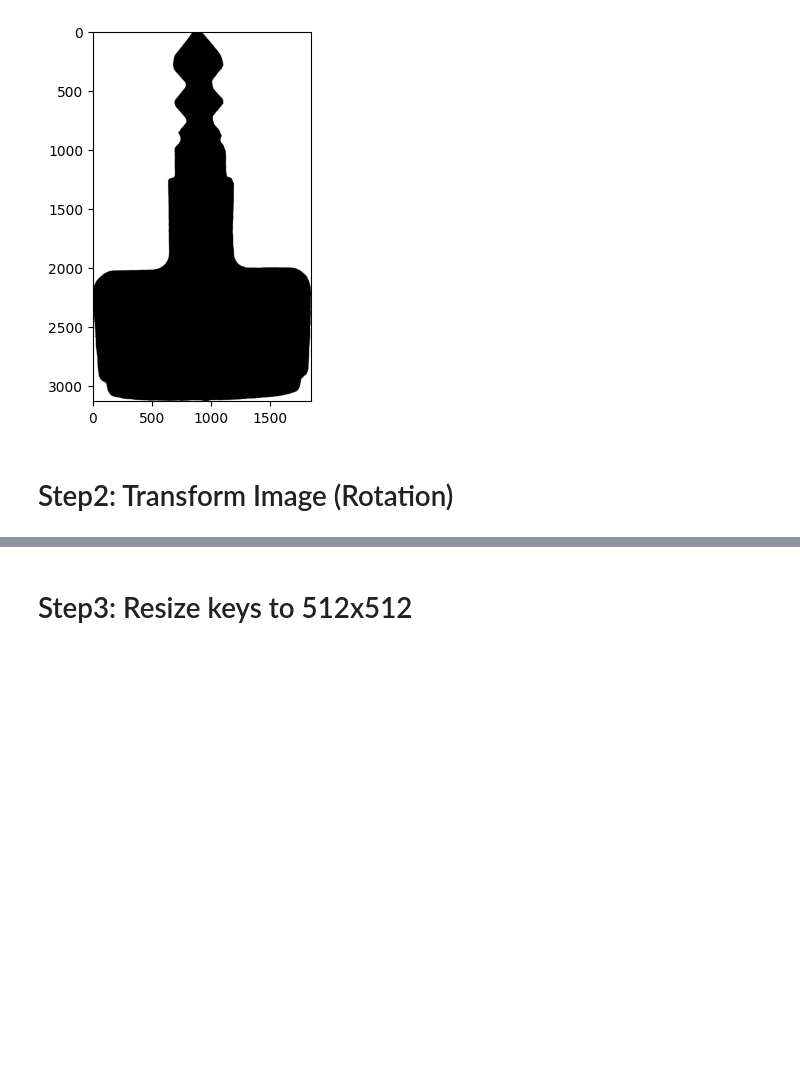
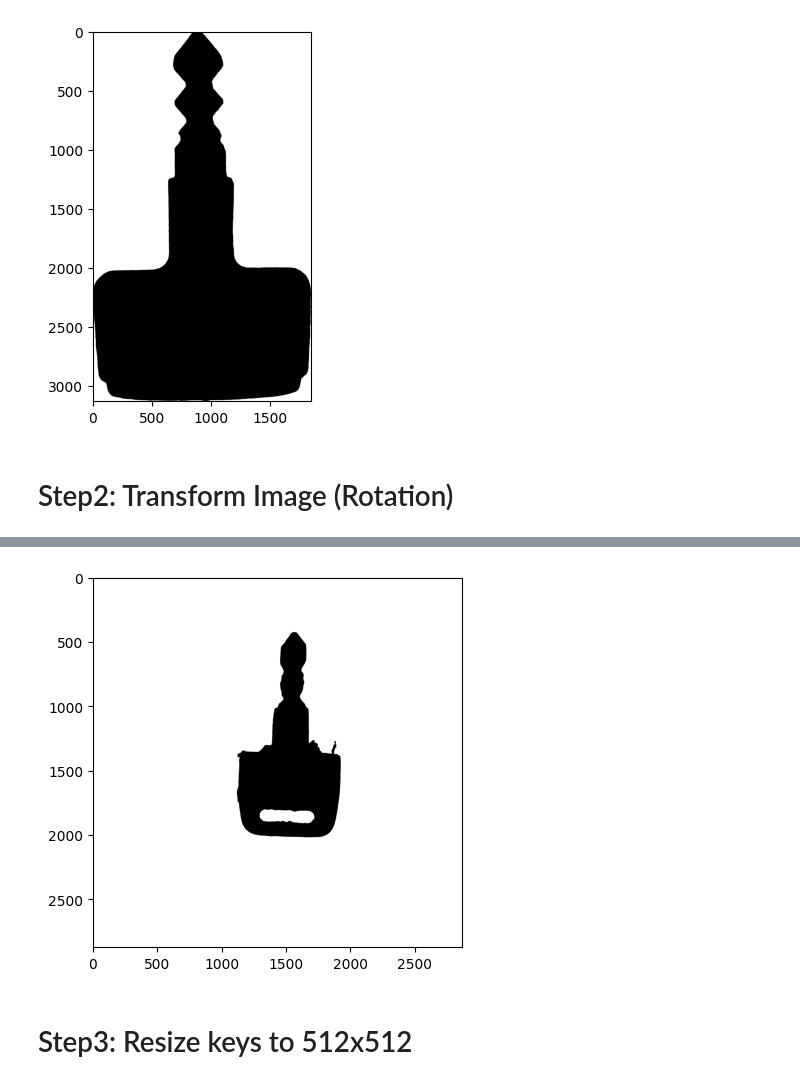
Before and after one commit to syedfaiqueali/Kaggle-Notebooks, a Jupyter notebook: key-extraction.ipynb, the cells around one changed output, grey strips where cells are left out. Saved outputs shown, nothing was run; the diff lists cells and outputs as text; code cells hidden in the pictures; blank space fills up the shorter version.

```diff
--- a/key-extraction.ipynb
+++ b/key-extraction.ipynb
@@ -87,6 +87,31 @@ def resize_binary_image(image):
     canvas[offset_y:offset_y+resized_image.shape[0], offset_x:offset_x+resized_image.shape[1]] = resized_image
 
     return canvas
+
+
+def fix_mask_image_size(image):
+    PADDING = 12
+
+    # Get the original image dimensions
+    original_height, original_width = image.shape[:2]
+
+    dimension = max(original_height, original_width)
+
+    # Create a blank canvas of the desired size
+    canvas = np.zeros((dimension, dimension), dtype=np.uint8)
+
+    # Calculate the offset to center the image on the canvas
+    offset_x = (canvas.shape[1] - image.shape[1]) // 2
+    offset_y = (canvas.shape[0] - image.shape[0]) // 2
+
+    # Paste the resized image onto the canvas
+    canvas[offset_y:offset_y+image.shape[0], offset_x:offset_x+image.shape[1]] = image
+
+    return canvas
+
+
+def is_ellipse_center_below_lower_half(center_y, image_height):
+    return True if (center_y > image_height / 2) else False
 # %%
 def load_general_use_model(model_name='isnet-general-use'):
     '''
@@ -202,3 +235,18 @@ ellipse
+# %%
+image = fix_mask_image_size(key_images[-5].mask_img)
+
+# Define the rotation angle in degrees (positive for counter-clockwise)
+angle = 0
+
+# Get the rotation matrix
+center = (image.shape[1] // 2, image.shape[0] // 2)
+rot_mat = cv2.getRotationMatrix2D(center, angle, 1.0)
+
+# Rotate the image
+rotated_image = cv2.warpAffine(image, rot_mat, image.shape[1::-1])
+plt_img(rotated_image, cmap='binary')
+# %% [output]
+[figure, added]
 # %% [markdown]
 # Step3: Resize keys to 512x512
 # %%
```
Also changed, not shown: parts of 3 cells of this notebook.
